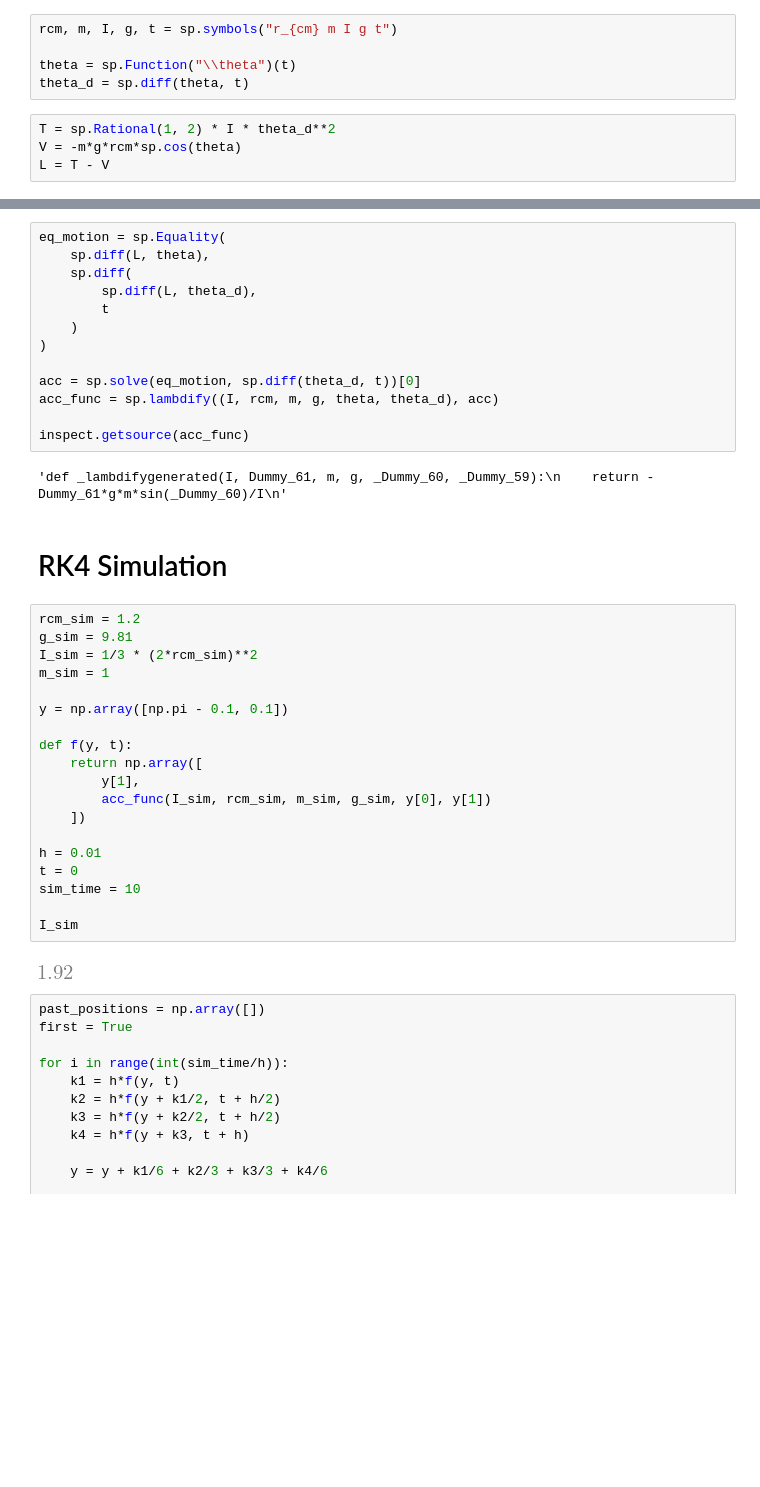
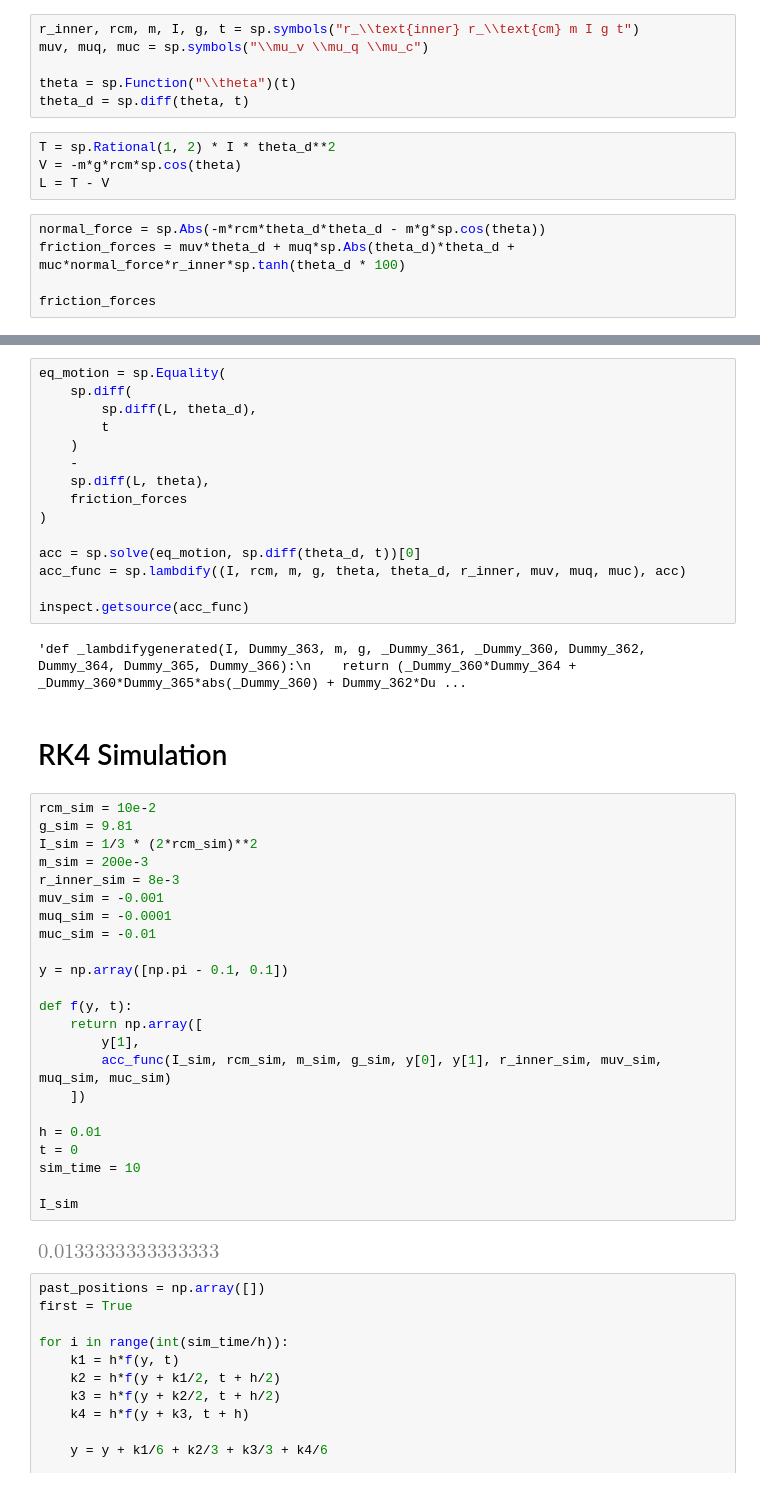
Before and after one commit to Will-Drac/double-pendulum-prediction, a Jupyter notebook: simulation/single pendulum/single_pendulum.ipynb, the cells around one changed output, grey strips where cells are left out. Cells and saved outputs as stored; diff of their text form; blank space fills up the shorter version.

Commit message:
added friction coefficients

```diff
--- a/simulation/single pendulum/single_pendulum.ipynb
+++ b/simulation/single pendulum/single_pendulum.ipynb
@@ -10,7 +10,8 @@ sp.init_printing("mathjax")
 # %% [markdown]
 # Solving for angular acceleration
 # %%
-rcm, m, I, g, t = sp.symbols("r_{cm} m I g t")
+r_inner, rcm, m, I, g, t = sp.symbols("r_\\text{inner} r_\\text{cm} m I g t")
+muv, muq, muc = sp.symbols("\\mu_v \\mu_q \\mu_c")
 
 theta = sp.Function("\\theta")(t)
 theta_d = sp.diff(theta, t)
@@ -18,3 +19,8 @@ theta_d = sp.diff(theta, t)
 T = sp.Rational(1, 2) * I * theta_d**2
 V = -m*g*rcm*sp.cos(theta)
 L = T - V
+# %%
+normal_force = sp.Abs(-m*rcm*theta_d*theta_d - m*g*sp.cos(theta))
+friction_forces = muv*theta_d + muq*sp.Abs(theta_d)*theta_d + muc*normal_force*r_inner*sp.tanh(theta_d * 100)
+
+friction_forces
@@ -21,41 +29,47 @@ L = T - V
 # %%
 eq_motion = sp.Equality(
-    sp.diff(L, theta),
     sp.diff(
         sp.diff(L, theta_d),
         t
     )
+    -
+    sp.diff(L, theta),
+    friction_forces
 )
 
 acc = sp.solve(eq_motion, sp.diff(theta_d, t))[0]
-acc_func = sp.lambdify((I, rcm, m, g, theta, theta_d), acc)
+acc_func = sp.lambdify((I, rcm, m, g, theta, theta_d, r_inner, muv, muq, muc), acc)
 
 inspect.getsource(acc_func)
 # %% [output]
-'def _lambdifygenerated(I, Dummy_61, m, g, _Dummy_60, _Dummy_59):\n    return -Dummy_61*g*m*sin(_Dummy_60)/I\n'
+'def _lambdifygenerated(I, Dummy_363, m, g, _Dummy_361, _Dummy_360, Dummy_362, Dummy_364, Dummy_365, Dummy_366):\n    return (_Dummy_360*Dummy_364 + _Dummy_360*Dummy_365*abs(_Dummy_360) + Dummy_362*Du ...
 # %% [markdown]
 # RK4 Simulation
 # %%
-rcm_sim = 1.2
+rcm_sim = 10e-2
 g_sim = 9.81
 I_sim = 1/3 * (2*rcm_sim)**2
-m_sim = 1
+m_sim = 200e-3
+r_inner_sim = 8e-3
+muv_sim = -0.001
+muq_sim = -0.0001
+muc_sim = -0.01
 
 y = np.array([np.pi - 0.1, 0.1])
 
 def f(y, t):
     return np.array([
         y[1],
-        acc_func(I_sim, rcm_sim, m_sim, g_sim, y[0], y[1])
+        acc_func(I_sim, rcm_sim, m_sim, g_sim, y[0], y[1], r_inner_sim, muv_sim, muq_sim, muc_sim)
     ])
 
 h = 0.01
 t = 0
 sim_time = 10
 
 I_sim
 # %% [output]
-[figure, old version]
+[figure, new version]
 # %%
 past_positions = np.array([])
 first = True
```
Also changed, not shown: parts of 6 cells of this notebook.
